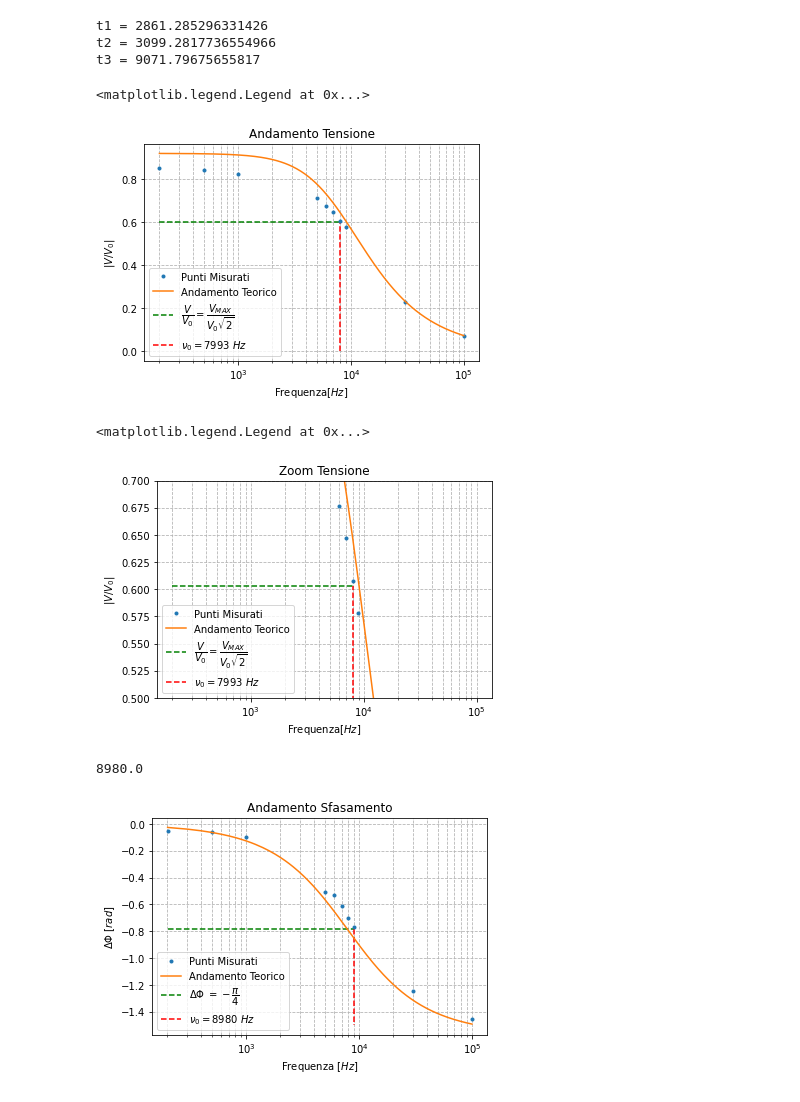
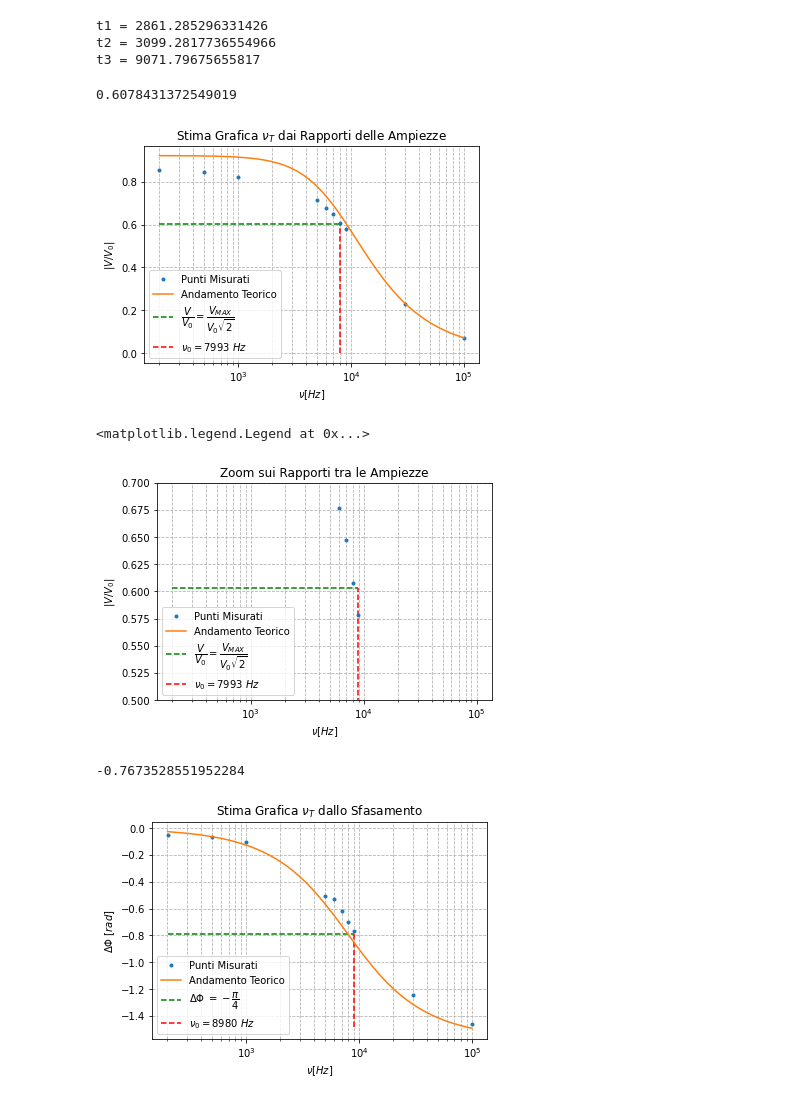
Before and after one commit to Kevin222-hub/Lab_reports, a Jupyter notebook: Elettro_2/Main.ipynb, the cells around one changed output. Cells and saved outputs as stored; diff of their text form; code cells hidden in the pictures.

```diff
--- a/Elettro_2/Main.ipynb
+++ b/Elettro_2/Main.ipynb
@@ -107,29 +107,30 @@ plt.vlines(om3,0,H0,ls='--',color='r',label='$\u03BD_{0}=7993\ Hz$')
 
 plt.xscale("log")
 plt.grid(which="both", ls="--",color='0.7')
-plt.title('Andamento Tensione')
+plt.title('Stima Grafica $\u03BD_{T}$ dai Rapporti delle Ampiezze')
 plt.ylabel("$|V/V_0|$")
-plt.xlabel("Frequenza[$Hz$]")
+plt.xlabel("$\u03BD[Hz]$")
 plt.legend(loc="lower left")
+V3[6]/V03
 # %% [output]
-<matplotlib.legend.Legend at 0x...>
+0.6078431372549019
-[figure, old version]
+[figure, new version]
 # %%
 #3 zoommato
 plt.plot(omega3,V3/V03,ls='', marker='.',label='Punti Misurati')
 plt.plot(x3,y3,label='Andamento Teorico')
 plt.hlines(H0,xmin3,om3,ls='--',color='g',label='$\dfrac{V}{V_0} =\dfrac{V_{MAX}}{V_0\sqrt{2}}}$')
 plt.vlines(om3,0,H0,ls='--',color='r',label='$\u03BD_{0}=7993\ Hz$')
 plt.xscale("log")
 plt.grid(which="both", ls="--",color='0.7')
-plt.title('Zoom Tensione')
+plt.title('Zoom sui Rapporti tra le Ampiezze')
 plt.ylabel("$|V/V_0|$")
-plt.xlabel("Frequenza[$Hz$]")
+plt.xlabel("$\u03BD[Hz]$")
 plt.ylim(0.5,0.7)
 plt.legend(loc="lower left")
 # %% [output]
 <matplotlib.legend.Legend at 0x...>
-[figure, old version]
+[figure, new version]
 # %%
 t3 = D3[2]*u
 sf3 = -2*pi*t3*omega3
@@ -147,14 +148,14 @@ plt.vlines(om3,SF3,-1.5,ls='--',color='r',label='$\u03BD_{0}=8980\ Hz$')
 
 plt.xscale("log")
 plt.grid(which="both", ls="--",color='0.7')
-plt.title('Andamento Sfasamento')
+plt.title('Stima Grafica $\u03BD_{T}$ dallo Sfasamento')
 plt.ylabel("$\Delta\Phi\ [rad]$")
-plt.xlabel("Frequenza [$Hz$]")
+plt.xlabel("$\u03BD[Hz]$")
 plt.legend(loc="lower left")
-omega3[7]
+sf3[7]
 # %% [output]
-8980.0
+-0.7673528551952284
-[figure, old version]
+[figure, new version]
 # %%
 plt.plot(omega3,sf3,ls='', marker='.',label='Punti Misurati')
 plt.plot(x3,y3,label='Andamento Teorico')
```
Also changed, not shown: parts of 2 cells of this notebook.
